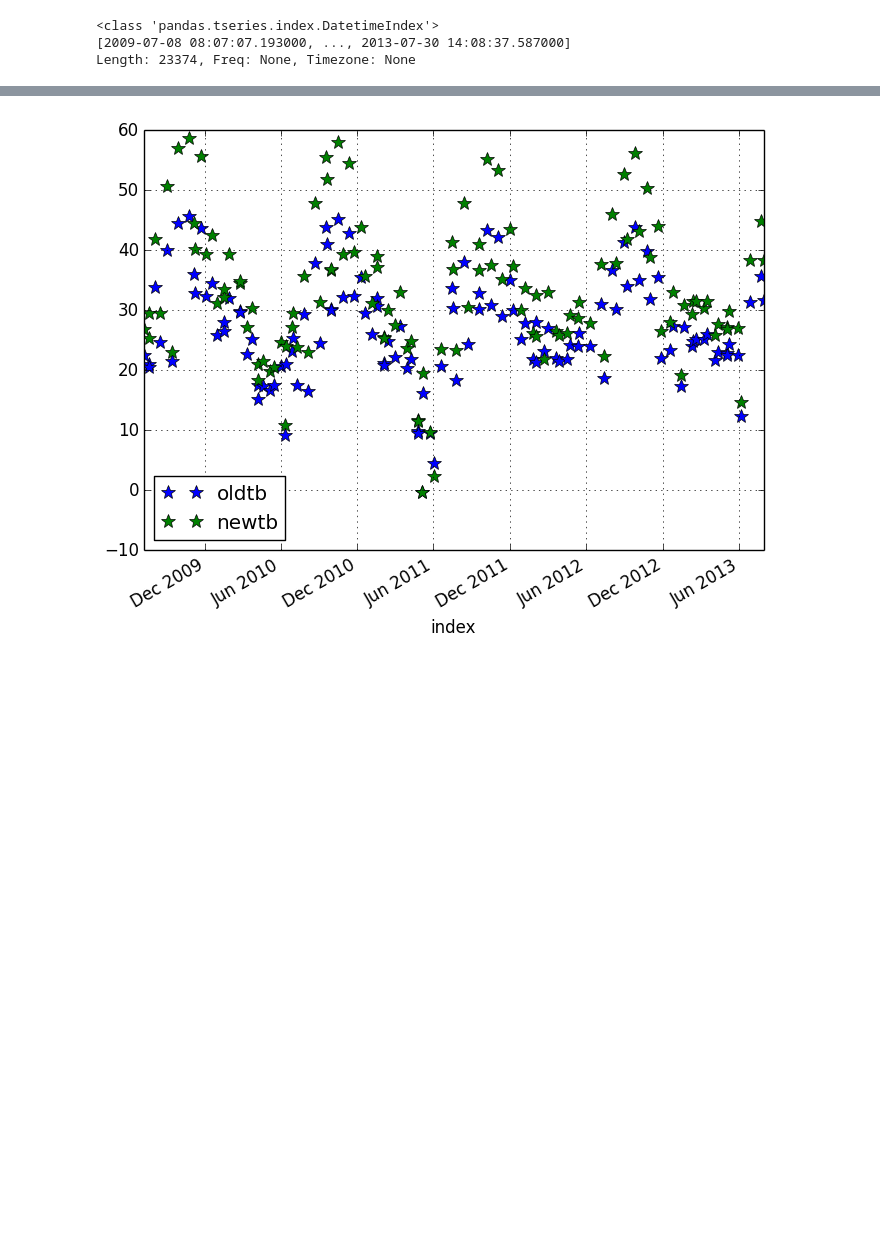
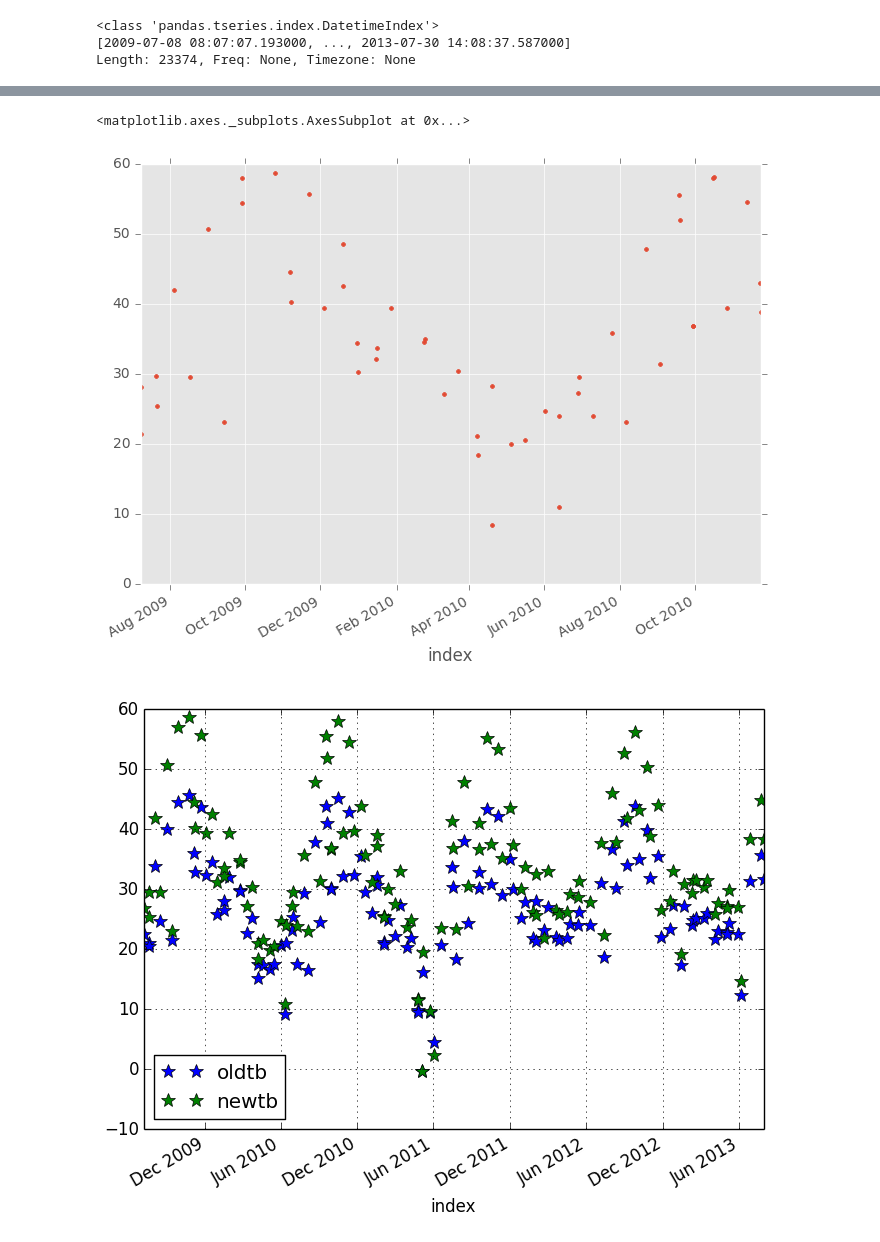
Before and after one commit to lro-diviner/divcalib, a Jupyter notebook: notebooks/analyses/LPSC14 Cold regions.ipynb, the cells around one changed output, grey strips where cells are left out. Drawn from its saved outputs; the diff is of its cells as text; code cells hidden in the pictures; blank space fills up the shorter version.

```diff
--- a/notebooks/analyses/LPSC14 Cold regions.ipynb
+++ b/notebooks/analyses/LPSC14 Cold regions.ipynb
@@ -47,3 +47,8 @@ savefig('/u/paige/maye/src/diviner/plots/all_regions.png',dpi=300)
+# %%
+region1.resample('12h')['newtb'].loc[:'20101201'].dropna().plot(style='.')
+# %% [output]
+<matplotlib.axes._subplots.AxesSubplot at 0x...>
+[figure, added]
 # %%
 for df in [region1, region3, region5]:
     df[['oldtb','newtb']].resample('1d').dropna().plot(style='*',ms=10,legend=False)
```
Also changed, not shown: parts of 12 cells of this notebook.
